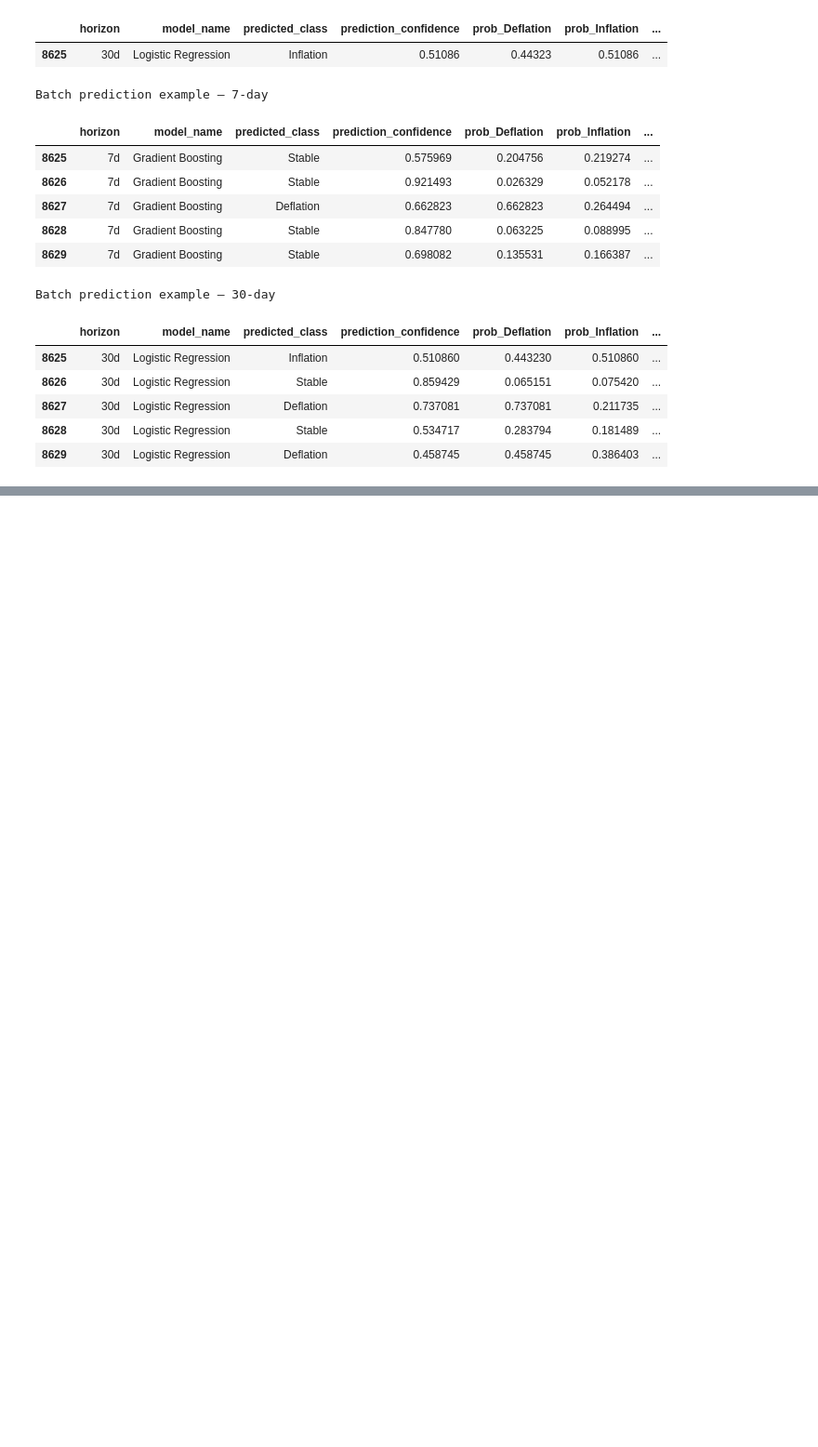
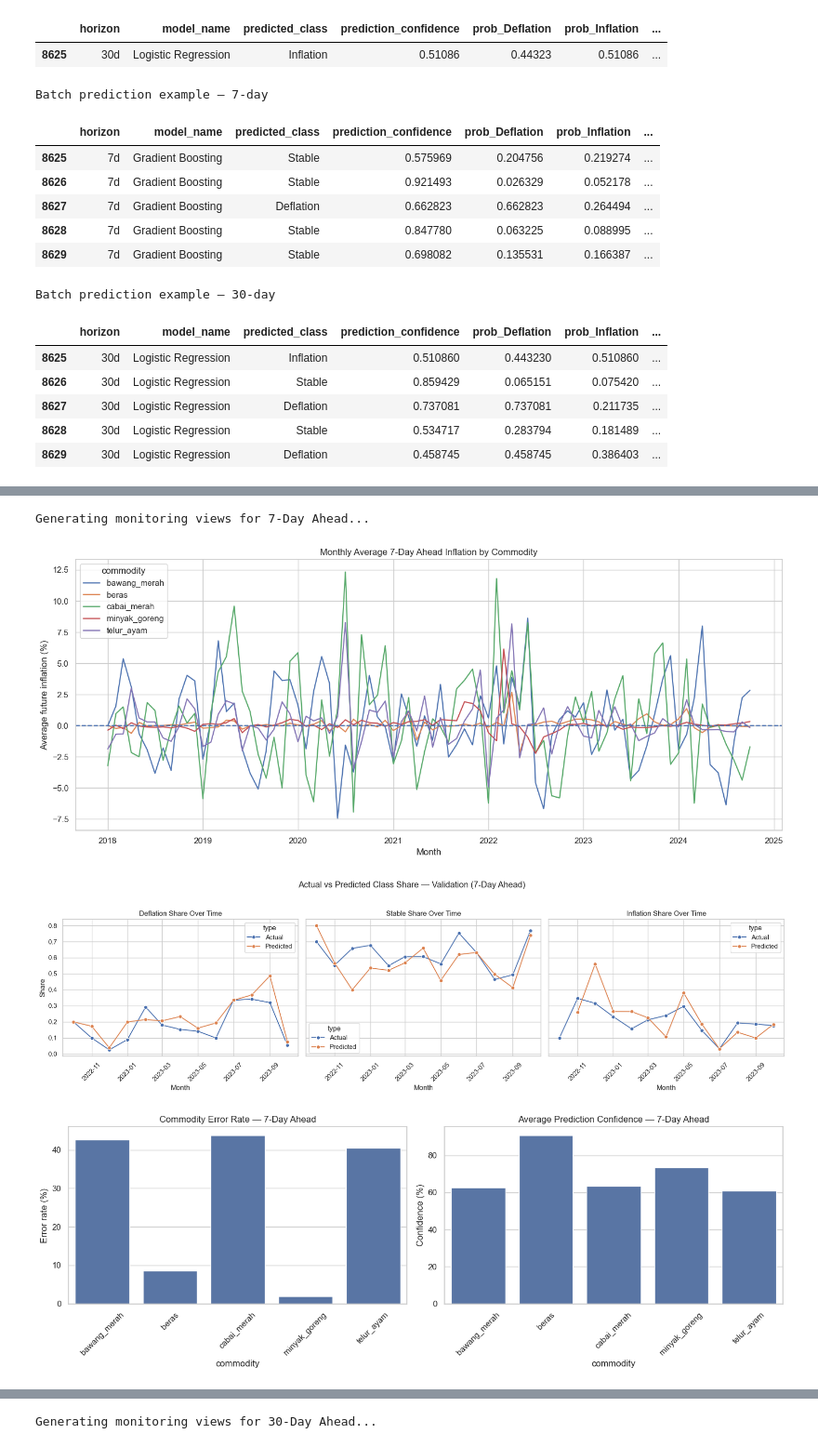
Before and after one commit to Cara-Notte/Mercatorie, a Jupyter notebook: notebooks/ml_notebook.ipynb, the cells around one changed output, grey strips where cells are left out. Shown at 93% size. Drawn from its saved outputs; the diff is of its cells as text; code cells hidden in the pictures; blank space fills up the shorter version.

Commit message:
final visualization

```diff
--- a/notebooks/ml_notebook.ipynb
+++ b/notebooks/ml_notebook.ipynb
@@ -2723,0 +2838,38 @@ def predict_with_context(df_input, horizon="7d", context_cols=None):
+# %%
+# feature importance plot
+def plot_top_feature_importance(perm_df, horizon="7d", top_n=12):
+    cfg = viz_config[horizon]
+    title_suffix = cfg["title_suffix"]
+
+    top_df = perm_df.head(top_n).copy()
+
+    plt.figure(figsize=(10, 6))
+    plt.barh(top_df["feature"][::-1], top_df["importance_mean"][::-1])
+    plt.title(f"Top Permutation Importances — {title_suffix}")
+    plt.xlabel("Mean drop in macro F1 when shuffled")
+    plt.tight_layout()
+    plt.show()
+# %%
+# reusable visualization function
+def plot_monitoring_views(horizon="7d"):
+    if horizon not in viz_config:
+        raise ValueError("horizon must be '7d' or '30d'")
+
+    cfg = viz_config[horizon]
+
+    print(f"Generating monitoring views for {cfg['title_suffix']}...")
+
+    plot_monthly_target_trend(df_fe, horizon=horizon)
+    plot_actual_vs_predicted_class_share(cfg["error_df"], horizon=horizon)
+    plot_commodity_comparison(cfg["error_df"], horizon=horizon)
+    plot_top_feature_importance(cfg["perm_df"], horizon=horizon, top_n=12)
+# %%
+# run both horizon views
+
+plot_monitoring_views("7d")
+plot_monitoring_views("30d")
+# %% [output]
+Generating monitoring views for 7-Day Ahead...
+[figure, added]
+[figure, added]
+[figure, added]
@@ -2723,0 +2877 @@ def predict_with_context(df_input, horizon="7d", context_cols=None):
+Generating monitoring views for 30-Day Ahead...
```
Also changed, not shown: parts of 9 cells of this notebook.
